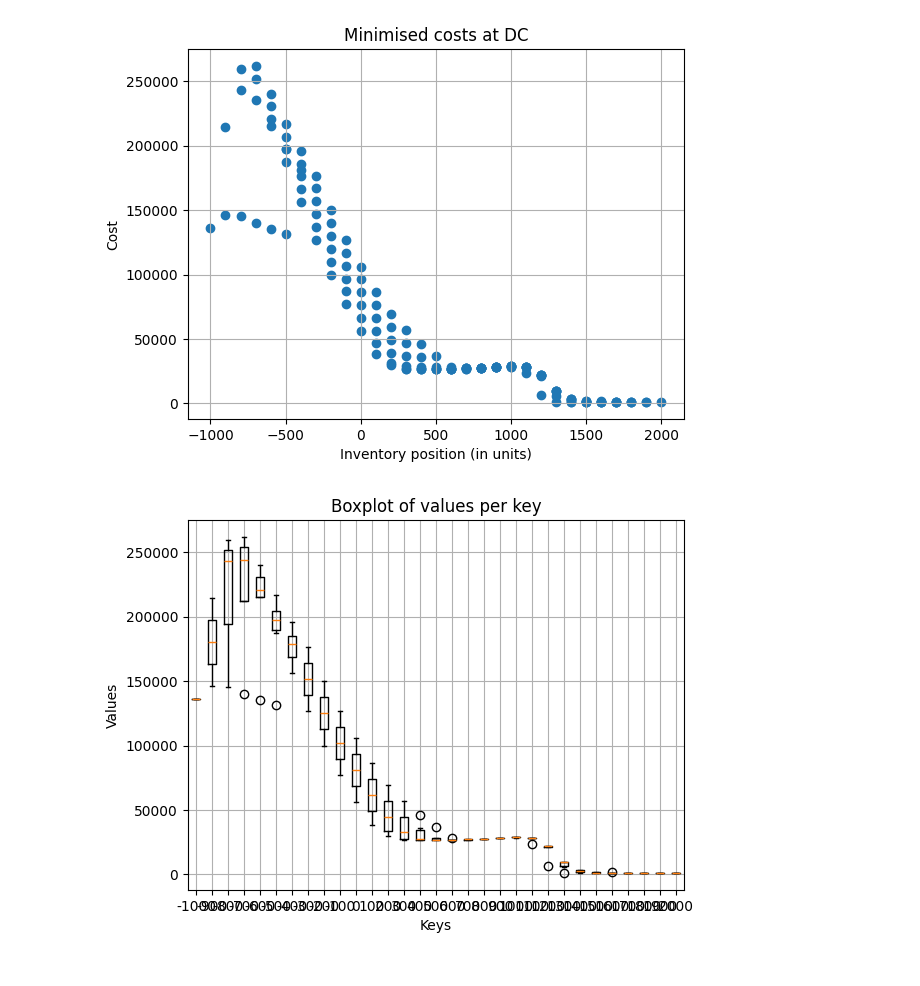
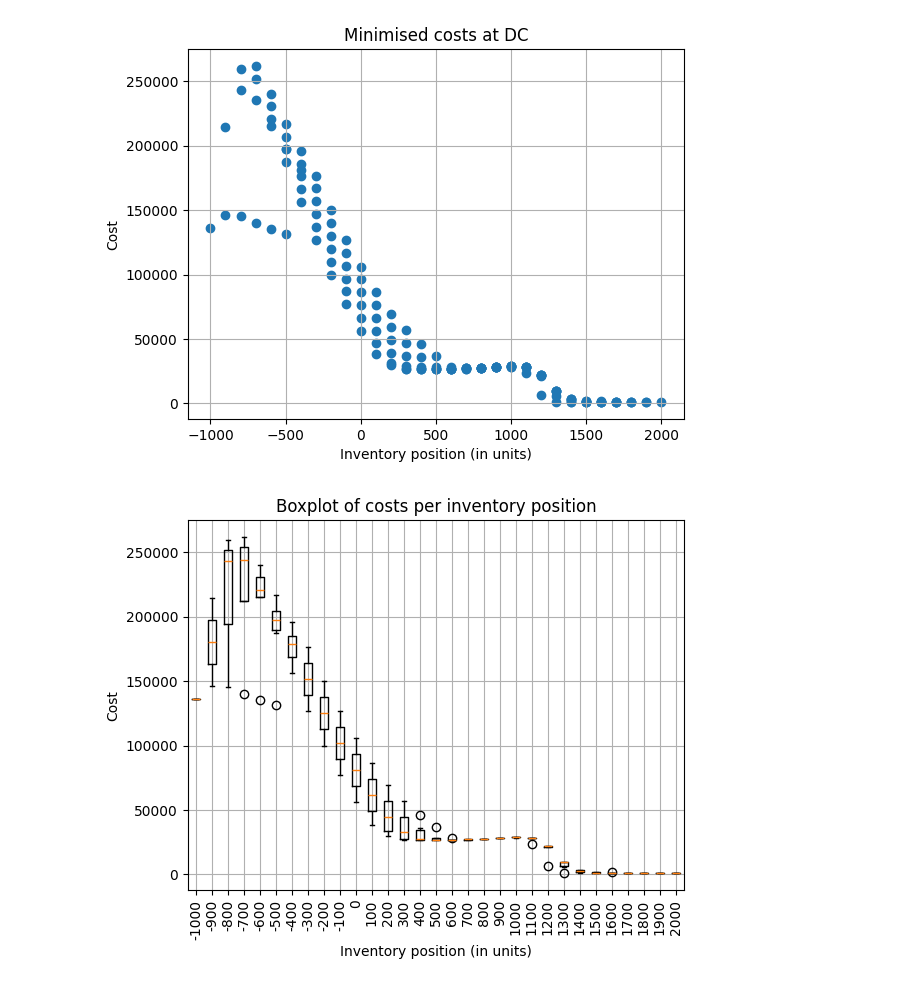
Before and after one commit to turtlesoul25/STOR-i_IM_PhDResearchProposal, a Jupyter notebook: SolveMDP.ipynb, the cells around one changed output. Cells and saved outputs as stored; diff of their text form; code cells hidden in the pictures.

Commit message:
Updated min cost scatter plots, begun saving figures

```diff
--- a/SolveMDP.ipynb
+++ b/SolveMDP.ipynb
@@ -213,14 +221,16 @@ plt.show()
 # %%
 sorted_keys_costs = sorted(opt_cost_range.keys())
 sorted_cost_values = [list(opt_cost_range[key]) for key in sorted_keys_costs]
-plt.boxplot(sorted_cost_values, labels=sorted_keys_costs)
-plt.title("Boxplot of values per key")
-plt.xlabel("Keys")
-plt.ylabel("Values")
+plt.boxplot(sorted_cost_values, tick_labels=sorted_keys_costs)
+plt.title("Boxplot of costs per inventory position")
+plt.xlabel("Inventory position (in units)")
+plt.xticks(rotation=90)
+plt.ylabel("Cost")
 plt.grid(True)
+plt.savefig(f"Figures/Min_cost_boxplot_L{lead_time}_cap{capacity}_moq{max(A)}.png", dpi=300)
 plt.show()
 # %% [output]
-[figure, old version]
+[figure, new version]
 # %%
 # Storing inventory position, level, on hand stock, backorders, outstanding orders and the associated policies+costs for each state
 ips = []
```
Also changed, not shown: parts of 11 cells of this notebook, 7 other files.
